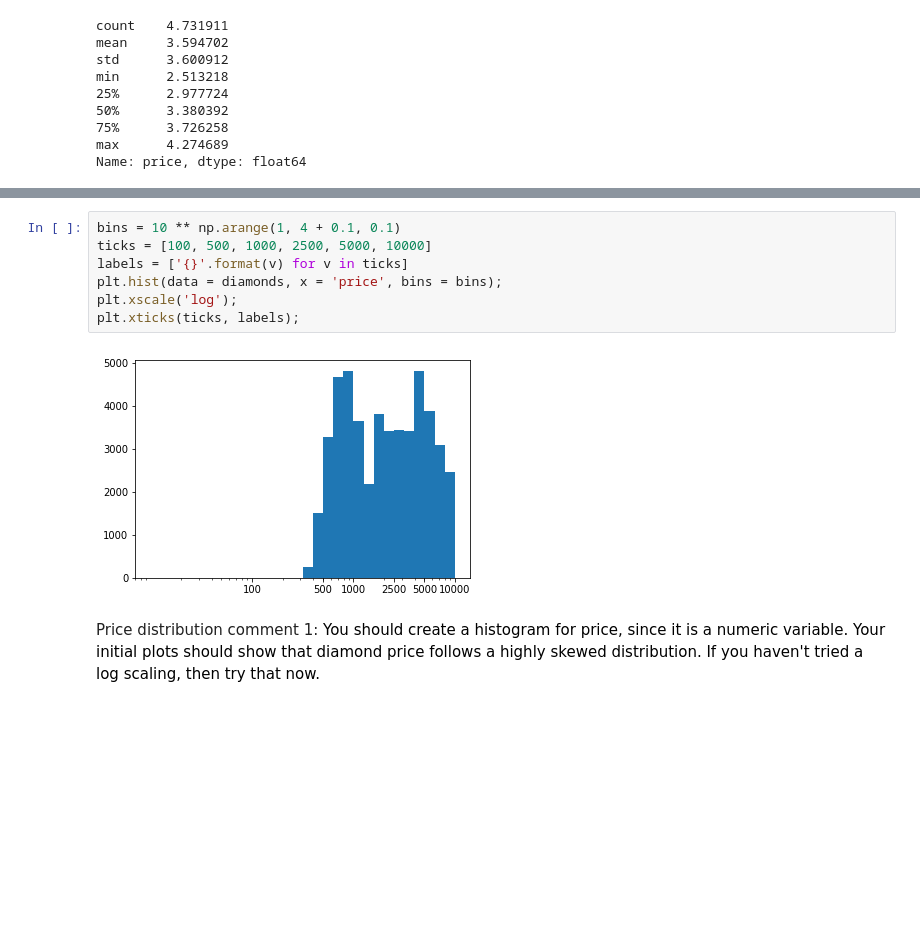
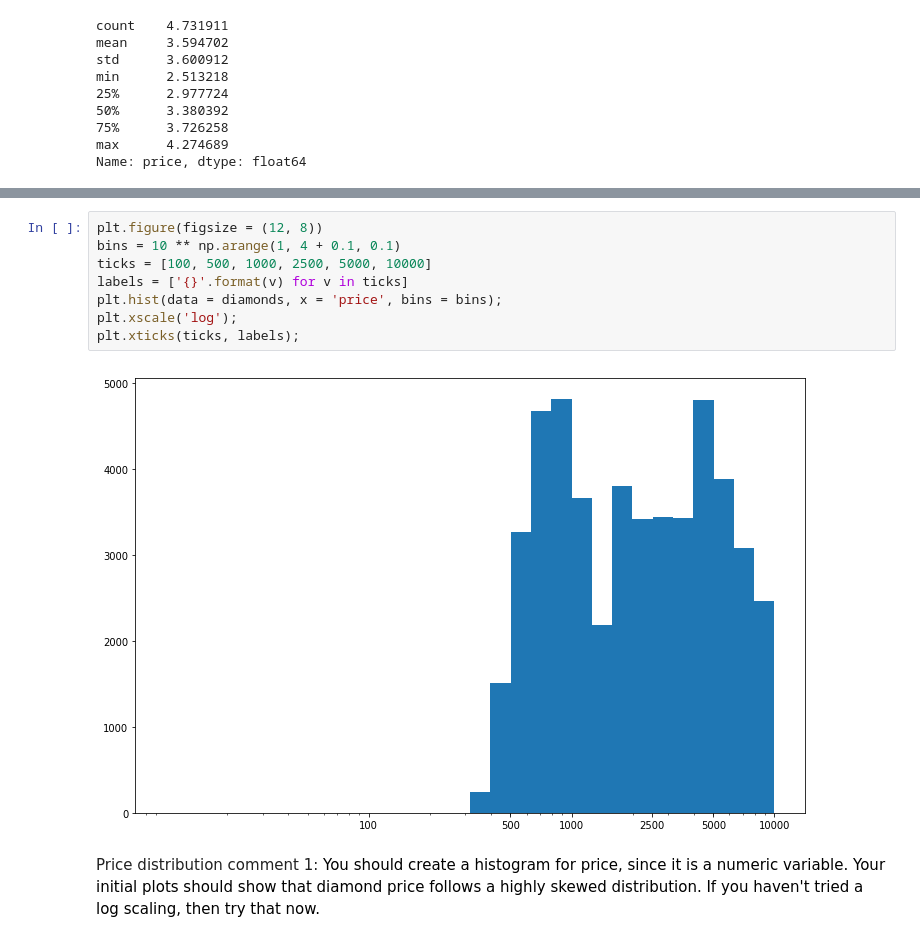
Before and after one commit to iRaied/Diamond-Pricing, a Jupyter notebook: Diamond_Project.ipynb, the cells around one changed output, grey strips where cells are left out. Saved outputs shown, nothing was run; the diff lists cells and outputs as text; blank space fills up the shorter version.

```diff
--- a/Diamond_Project.ipynb
+++ b/Diamond_Project.ipynb
@@ -125,12 +126,13 @@ plt.xscale('log');
 # %%
+plt.figure(figsize = (12, 8))
 bins = 10 ** np.arange(1, 4 + 0.1, 0.1)
 ticks = [100, 500, 1000, 2500, 5000, 10000]
 labels = ['{}'.format(v) for v in ticks]
 plt.hist(data = diamonds, x = 'price', bins = bins);
 plt.xscale('log');
 plt.xticks(ticks, labels);
 # %% [output]
-[figure, old version]
+[figure, new version]
 # %% [markdown]
 Price distribution comment 1: <span style="color:black">You should create a histogram for price, since it is a numeric variable. Your initial plots should show that diamond price follows a highly skewed distribution. If you haven't tried a log scaling, then try that now.</span>
 # %% [markdown]
```
Also changed, not shown: parts of 31 cells of this notebook.
